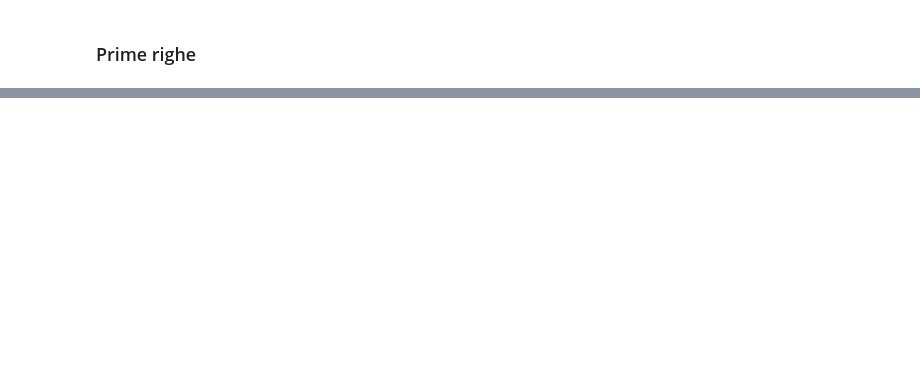
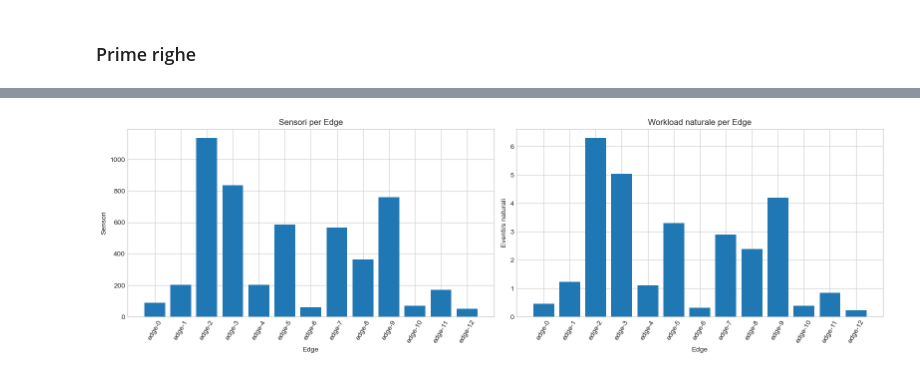
Before and after one commit to AleVassa00/continuum-simulator, a Jupyter notebook: notebooks/01_bme280_architecture_eda.ipynb, the cells around one changed output, grey strips where cells are left out. Saved outputs shown, nothing was run; the diff lists cells and outputs as text; code cells hidden in the pictures; blank space fills up the shorter version.

```diff
--- a/notebooks/01_bme280_architecture_eda.ipynb
+++ b/notebooks/01_bme280_architecture_eda.ipynb
@@ -1166,0 +1194,52 @@ materialized_sample.to_frame('valore')
+# %%
+edge_plot = (
+    edge_population_summary
+    .sort_values('edge_cluster')
+)
+
+
+fig, axes = plt.subplots(
+    1,
+    2,
+    figsize=(16, 5),
+)
+
+
+axes[0].bar(
+    edge_plot['edge_id'],
+    edge_plot['sensors'],
+)
+
+axes[0].set(
+    xlabel='Edge',
+    ylabel='Sensori',
+    title='Sensori per Edge',
+)
+
+axes[0].tick_params(
+    axis='x',
+    rotation=60,
+)
+
+
+axes[1].bar(
+    edge_plot['edge_id'],
+    edge_plot['natural_events_per_second'],
+)
+
+axes[1].set(
+    xlabel='Edge',
+    ylabel='Eventi/s naturali',
+    title='Workload naturale per Edge',
+)
+
+axes[1].tick_params(
+    axis='x',
+    rotation=60,
+)
+
+
+plt.tight_layout()
+plt.show()
+# %% [output]
+[figure, added]
```
Also changed, not shown: parts of 92 cells of this notebook, 15 other files.
